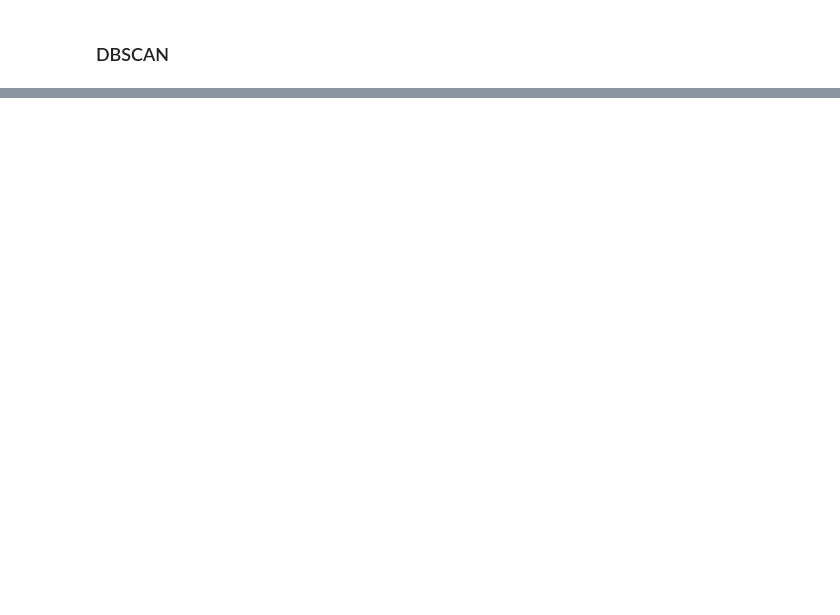
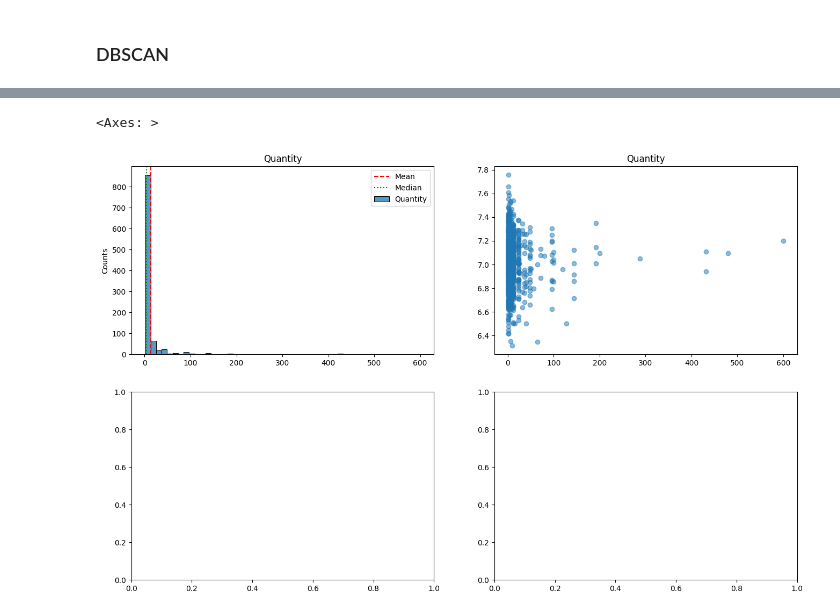
Before and after one commit to armhijacker/customer_behaviour, a Jupyter notebook: Week_4_Outlier_Detection_and_NAs_2.ipynb, the cells around one changed output, grey strips where cells are left out. Drawn from its saved outputs; the diff is of its cells as text; code cells hidden in the pictures; blank space fills up the shorter version.

```diff
--- a/Week_4_Outlier_Detection_and_NAs_2.ipynb
+++ b/Week_4_Outlier_Detection_and_NAs_2.ipynb
@@ -199,22 +233,25 @@ plt.show()
 # %%
 # Checking for outliers
 target = dbscan_data.Quantity
 
 plt.figure(figsize=(16, 10))
 plt.subplot(2, 2, 1)
 sns.histplot(target.values, bins=50, label='Quantity')
 plt.axvline(np.mean(target.values), ls='--', c='r', label="Mean")
 plt.axvline(np.median(target.values), ls=':', c='g', label="Median")
 plt.ylabel("Counts")
 plt.title("Quantity")
 plt.legend()
 
 plt.subplot(2, 2, 2)
 plt.scatter(target, np.random.normal(7, 0.2, size=target.shape[0]), alpha=0.5)
 plt.title("Quantity")
 
 plt.subplot(2, 2, 3)
-sns.boxplot(y=dbscan_data.Quantity, data=target)
+# sns.boxplot(dbscan_data.Quantity, data=target)
 
 plt.subplot(2, 2, 4)
-sns.violinplot(y=dbscan_data.Quantity, data=target, inner="quartile", bw=0.2)
+# sns.violinplot(y=dbscan_data.Quantity, data=target, inner="quartile", bw=0.2)
+# %% [output]
+<Axes: >
+[figure, added]
```
Also changed, not shown: parts of 6 cells of this notebook, 4 other files.
